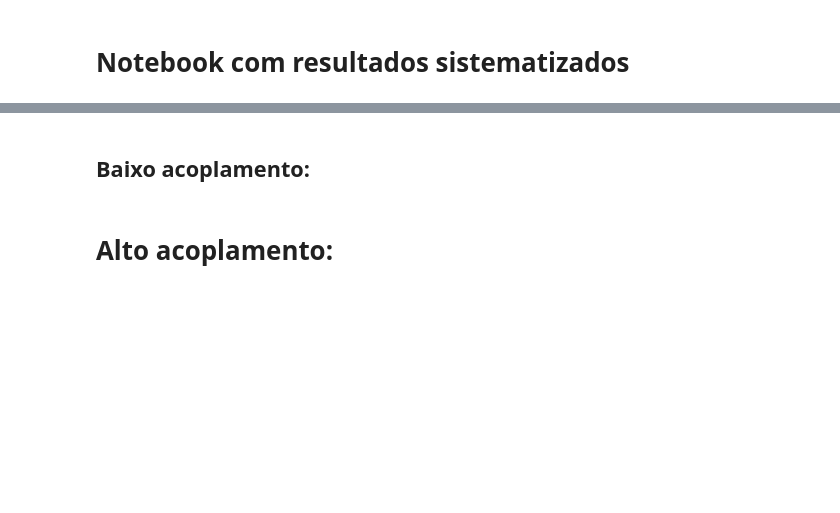
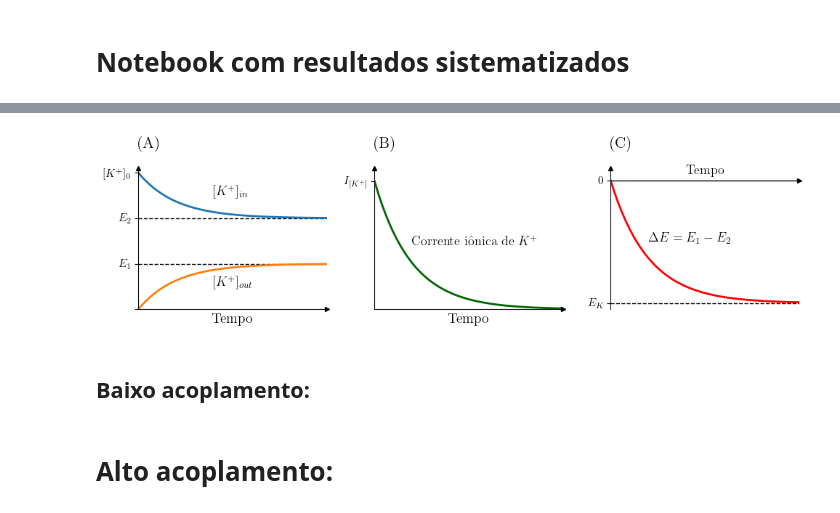
Before and after one commit to FernandoSBorges/chimeras, a Jupyter notebook: notebooks/Sistematizado.ipynb, the cells around one changed output, grey strips where cells are left out. Saved outputs shown, nothing was run; the diff lists cells and outputs as text; code cells hidden in the pictures; blank space fills up the shorter version.

```diff
--- a/notebooks/Sistematizado.ipynb
+++ b/notebooks/Sistematizado.ipynb
@@ -56,3 +91,78 @@ def get_numpy(data):
+# %%
+dIdt = lambda t: np.exp(-t) + 2
+dOdt = lambda t: 1 - np.exp(-t)
+dCurrentdt = lambda t : np.exp(-t)
+dVdt = lambda t : np.exp(-t)
+
+times = np.arange(0, 10, 0.1)
+
+I = [dIdt(t) for t in times]
+O = [dOdt(t) for t in times]
+C = [dCurrentdt(t) for t in times]
+V = [dVdt(t) for t in times]
+
+fig, ax = plt.subplots(ncols=3, nrows=1, figsize=(10,3))
+fig.set_tight_layout(20)
+
+for axis in ax:
+    axis.spines['right'].set_visible(False)
+    axis.spines['top'].set_visible(False)
+    # axis.grid(True)
+
+ax[0].set_title('(A)', loc='left', pad=20)
+ax[0].hlines(y=1, xmin=0, xmax=10, color='black', linestyle='--')
+ax[0].hlines(y=2, xmin=0, xmax=10, color='black', linestyle='--')
+ax[0].plot(times, I, label='$[K^+]_{in}$', linewidth=2)
+ax[0].plot(times, O, label='$[K^+]_{out}$', linewidth=2)
+ax[0].set_yticks([0,1,2,3])
+ax[0].set_yticklabels(['','$E_1$','$E_2$','$[K^+]_0$'])
+ax[0].set_ylim(0,3.1)
+ax[0].set_xticks([])
+ax[0].set_xlim(0, 5)
+ax[0].set_xlabel('Tempo')
+# ax.set_title('Concentração de íons')
+ax[0].annotate('$[K^+]_{in}$',xy=(0,0), xytext=(2,2.5))
+ax[0].annotate('$[K^+]_{out}$',xy=(0,0), xytext=(2,0.5))
+
+ax[1].set_title('(B)', loc='left', pad=20)
+ax[1].plot(times, C, label='$I_{[K^+]}$', linewidth=2, color='darkgreen')
+ax[1].set_yticks([1])
+ax[1].set_yticklabels(['$I_{[K^+]}$'])
+ax[1].set_ylim(0,1.1)
+ax[1].set_xticks([])
+ax[1].set_xlim(0,5.1)
+ax[1].set_xlabel('Tempo')
+ax[1].annotate('Corrente iônica de $K^+$', xy=(0,0), xytext=(1,0.5))
+
+ax[2].set_title('(C)', loc='left', pad=20)
+ax[2].plot(times, V, label='$\Delta E = E_1 - E_2$', linewidth=2, color='red')
+ax[2].hlines(y=1, xmin=0, xmax=10, color='black')
+ax[2].hlines(y=0, xmin=0, xmax=10, color='black', linestyle='--')
+ax[2].set_yticks([0, 1])
+ax[2].set_yticklabels(['$E_K$','0'])
+ax[2].set_ylim(-0.05,1.1)
+ax[2].set_xticks([])
+ax[2].set_xlim(0,5)
+# ax[2].set_title('Tempo', fontsize=11)
+# ax[2].spines['top'].set_visible(True)
+ax[2].spines['bottom'].set_visible(False)
+ax[2].plot((0), (1), ls="", marker="^", ms=5, color="k",
+                transform=ax[2].get_xaxis_transform(), clip_on=False)
+ax[2].annotate('$\Delta E = E_1 - E_2$', xy=(0,0), xytext=(1,0.5))
+ax[2].annotate('Tempo', xy=(0,0), xytext=(2,1.05))
+ax[2].plot((1), (1), ls="", marker=">", ms=5, color="k",
+                transform=ax[2].get_yaxis_transform(), clip_on=False)
+# ax.legend()
+
+for axes in ax[:2]:
+    axes.plot((1), (0), ls="", marker=">", ms=5, color="k",
+                transform=axes.get_yaxis_transform(), clip_on=False)
+    axes.plot((0), (1), ls="", marker="^", ms=5, color="k",
+                transform=axes.get_xaxis_transform(), clip_on=False)
+
+# plt.savefig('../figures/concentracao_barreira_seletiva_ions_potassio.png', dpi=600, bbox_inches='tight')
+# %% [output]
+[figure, added]
 # %% [markdown]
 ## Baixo acoplamento:
 # %%
```
Also changed, not shown: parts of 13 cells of this notebook, 9 other files.
